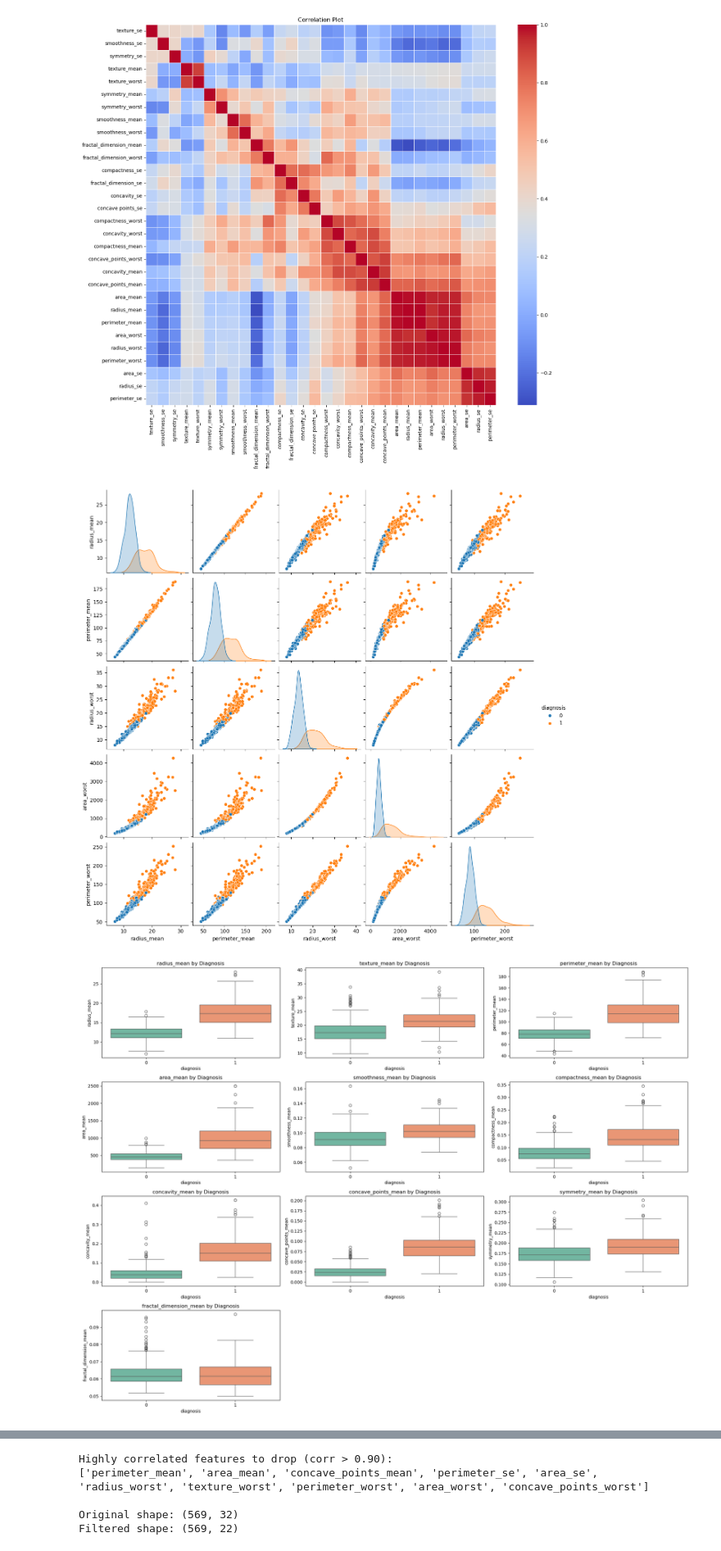
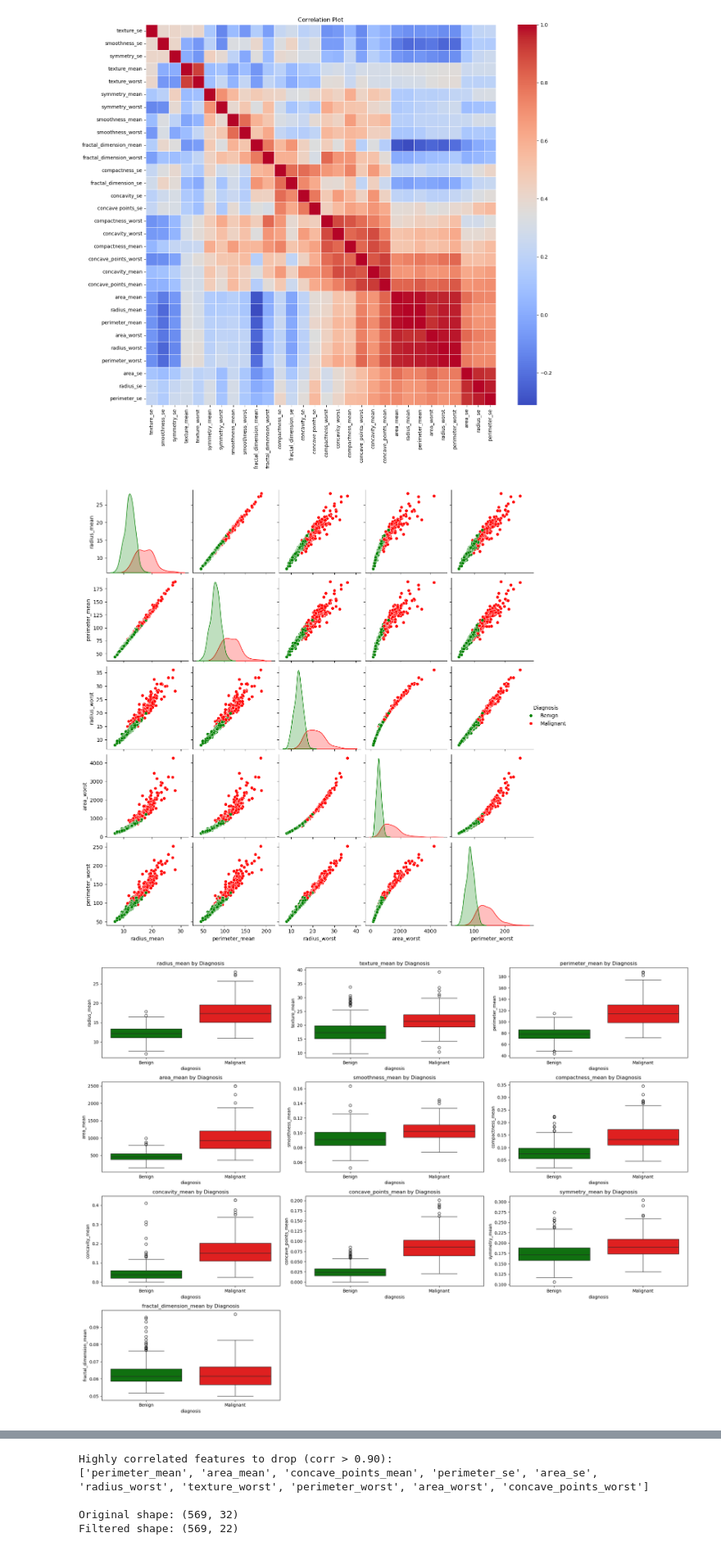
Before and after one commit to omaralfaqih6/breast_cancer_wisconsin, a Jupyter notebook: src/data_prep_mod_setup.ipynb, the cells around one changed output, grey strips where cells are left out. Shown at 82% size. Cells and saved outputs as stored; diff of their text form; code cells hidden in the pictures.

Commit message:
Improved colour-consistency across the plots. Removed unnecessary codes

```diff
--- a/src/data_prep_mod_setup.ipynb
+++ b/src/data_prep_mod_setup.ipynb
@@ -246,29 +246,43 @@ correlation = df_corr['area_mean'].abs().sort_values(ascending=False)
 
 # Select the top features excluding 'diagnosis'
 # We use the top 5 features for the pair plot to avoid cluttering the visualization
+palette = {1: 'red', 0: 'green'}  # M = Malignant, B = Benign
 top_features = correlation.index[1:6]
-sns.pairplot(data[top_features.tolist() + ['diagnosis']], hue='diagnosis')
+g = sns.pairplot(data[top_features.tolist() + ['diagnosis']], hue='diagnosis', palette={0: 'green', 1: 'red'})
+
+# Change the legend labels manually
+new_labels = ['Benign', 'Malignant']
+for t, label in zip(g._legend.texts, new_labels):
+    t.set_text(label)
+
+# Optionally change the legend title
+g._legend.set_title("Diagnosis")
+
 plt.show()
 # %% [output]
-[figure, old version]
+[figure, new version]
 # %%
 # Create boxplots for mean features by diagnosis
 # This code generates boxplots for the mean features in the dataset, grouped by the 'diagnosis' column
 # Boxplots are useful for visualizing the distribution of a feature across different categories
 # We will create boxplots for all features that contain 'mean' in their name, as these represent the mean values of various measurements
 # We will use seaborn's boxplot function to create the visualizations
 
+# Define color mapping for diagnosis values
+palette1 = {'0': 'green', '1': 'red'}
+
 mean_features = [col for col in data.columns if '_mean' in col]
 
 plt.figure(figsize=(20, 15))
 for i, feature in enumerate(mean_features):
     plt.subplot(4, 3, i+1)
-    sns.boxplot(x='diagnosis', y=feature, data=data, palette='Set2')
+    sns.boxplot(x='diagnosis', y=feature, data=data, palette=palette1)
     plt.title(f'{feature} by Diagnosis')
+        plt.xticks(ticks=[0, 1], labels=['Benign', 'Malignant']) # Set custom tick labels for diagnosis
 plt.tight_layout()
 plt.show()
 # %% [output]
-[figure, old version]
+[figure, new version]
 # %%
 # Remove the 'id' column for correlation analysis
 # This is necessary as the 'id' column does not contain any useful information for correlation analysis
```
Also changed, not shown: parts of 13 cells of this notebook.
